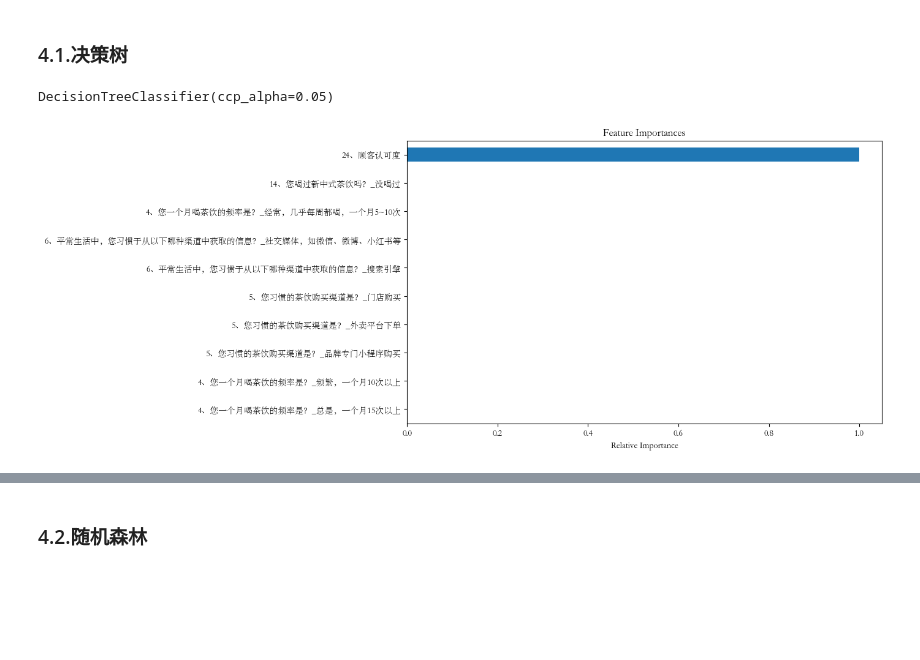
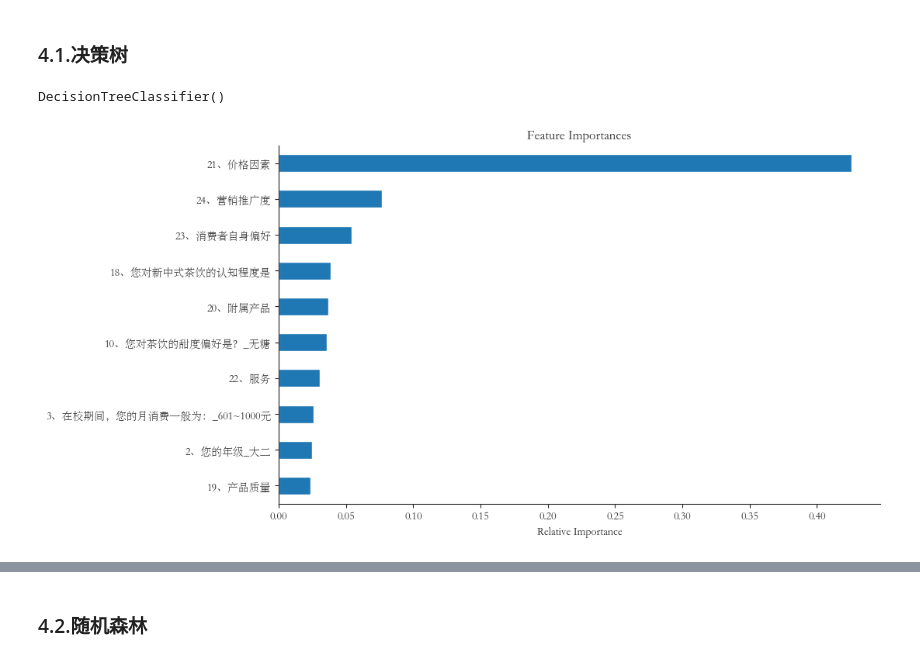
Before and after one commit to wifi504/new-cn-tea-analysis, a Jupyter notebook: main.ipynb, the cells around one changed output, grey strips where cells are left out. Saved outputs shown, nothing was run; the diff lists cells and outputs as text; code cells hidden in the pictures; blank space fills up the shorter version.

```diff
--- a/main.ipynb
+++ b/main.ipynb
@@ -147,0 +173,9 @@ Text(0, 0.5, 'Inertia')
+# %%
+model = KMeans(n_clusters=5, n_init='auto', random_state=0, algorithm='elkan').fit(X)
+
+fig, ax = plt.subplots(figsize=(10,6))
+pl = sns.countplot(x = model.labels_)
+pl.set_title("各个类别中样本的数量")
+ax.spines["top"].set_visible(False)
+ax.spines["right"].set_visible(False)
+plt.show()
@@ -148,19 +217,15 @@ Text(0, 0.5, 'Inertia')
 # %% [markdown]
 ## 4.决策树与随机森林
-# %%
-# 获取目标值
-TARGET: pd.DataFrame = raw_data.iloc[:,-4:-1].astype(str)
-TARGET.replace("5", "yes", inplace=True)
-TARGET.replace("4", "yes", inplace=True)
-TARGET.replace("3", "no", inplace=True)
-TARGET.replace("2", "no", inplace=True)
-TARGET.replace("1", "no", inplace=True)
-TARGET.replace("yes", 1, inplace=True)
-TARGET.replace("no", 0, inplace=True)
-y = list(np.sum(TARGET.values, axis=1))
-for i in range(len(y)):
-    y[i] = 1 if y[i] >= 2 else 0
-y = np.array(y)
-
-# 划分测试集和训练集
-X_train, X_test, y_train, y_test = train_test_split(X, y, test_size=0.2, random_state=0)
+# %%
+# 获取目标值
+X = pd.get_dummies(drinked_data.iloc[:, :-1], drop_first=True, dtype=int)
+Y = drinked_data.iloc[:, -1].values
+
+for i in range(len(Y)):
+    if Y[i] >= 4:
+        Y[i] = 1
+    else:
+        Y[i] = 0
+y = Y.astype(int)
+print(X)
+print(y)
@@ -167,19 +235,21 @@ X_train, X_test, y_train, y_test = train_test_split(X, y, test_size=0.2, random_
 # %% [markdown]
 ### 4.1.决策树
 # %%
-clf_prune = DecisionTreeClassifier(ccp_alpha = 0.05)
+clf_prune = DecisionTreeClassifier()
 clf_prune.fit(X_train, y_train)
 # %% [output]
-DecisionTreeClassifier(ccp_alpha=0.05)
+DecisionTreeClassifier()
 # %%
 importances = clf_prune.feature_importances_
 weights = pd.Series(importances,
                  index=X.columns.values)
 
 plt.figure(figsize=(10,6))
 plt.title('Feature Importances')
 weights.sort_values()[-10:].plot(kind = 'barh')
 plt.xlabel('Relative Importance')
+plt.gca().spines["top"].set_visible(False)
+plt.gca().spines["right"].set_visible(False)
 plt.show()
 # %% [output]
-[figure, old version]
+[figure, new version]
```
Also changed, not shown: parts of 27 cells of this notebook.
